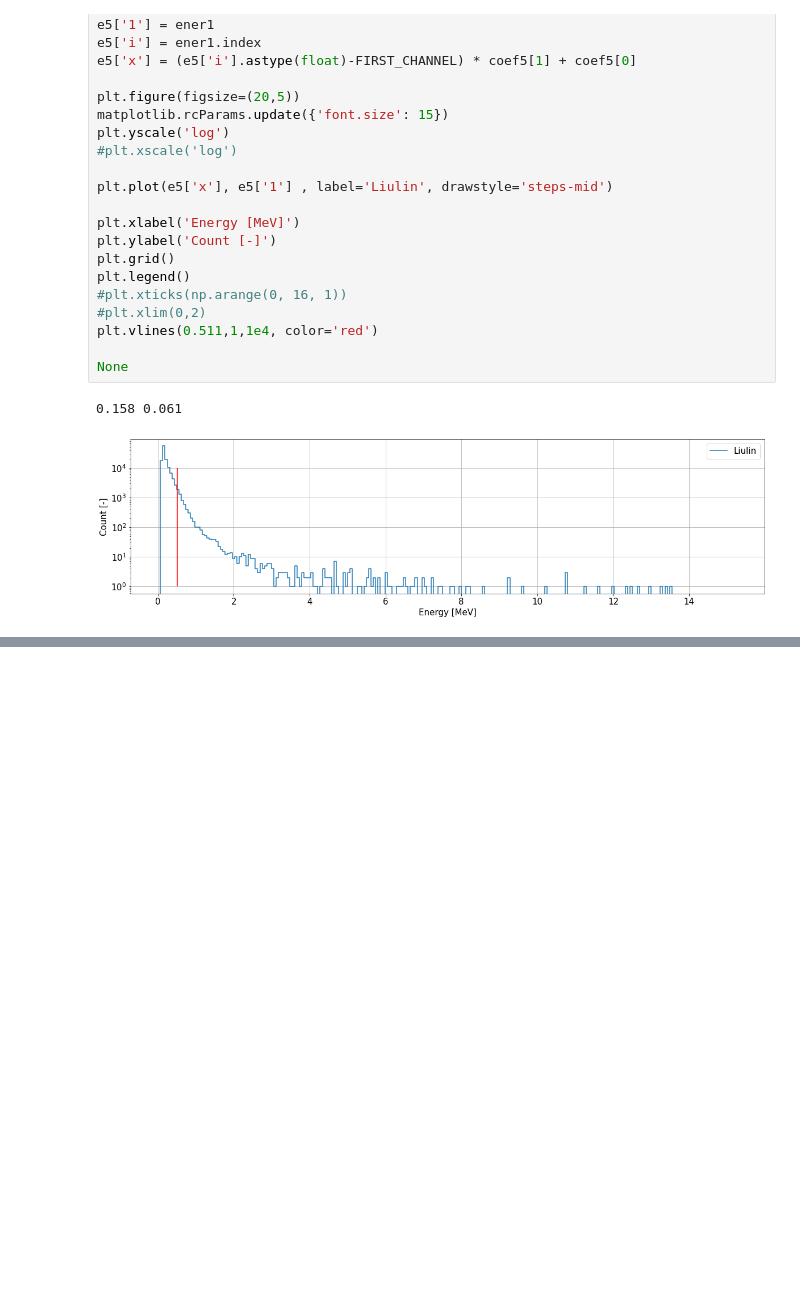
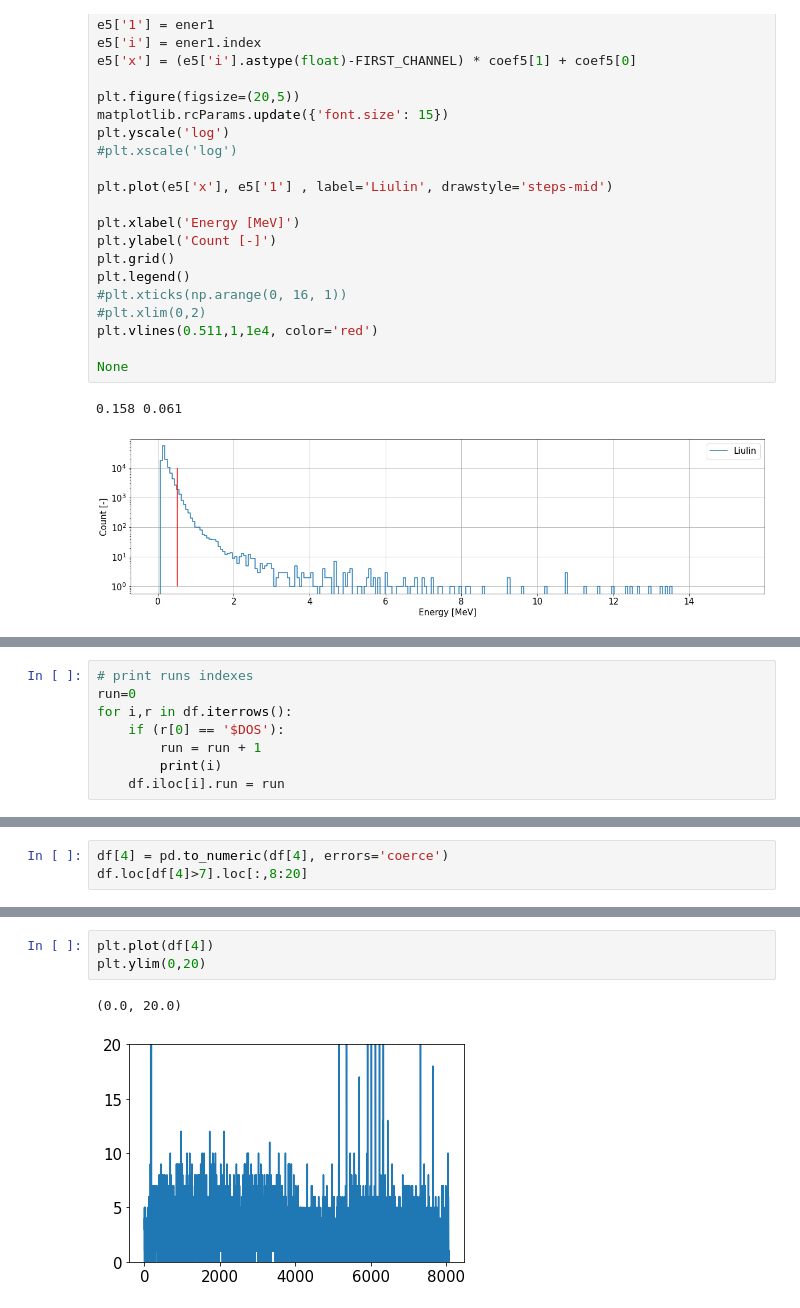
Before and after one commit to UniversalScientificTechnologies/LABDOS01, a Jupyter notebook: notebooks/data-parser.ipynb, the cells around one changed output, grey strips where cells are left out. Saved outputs shown, nothing was run; the diff lists cells and outputs as text; blank space fills up the shorter version.

```diff
--- a/notebooks/data-parser.ipynb
+++ b/notebooks/data-parser.ipynb
@@ -469,0 +488,8 @@ e5
+# %%
+# print runs indexes
+run=0
+for i,r in df.iterrows():
+    if (r[0] == '$DOS'):
+        run = run + 1
+        print(i)
+    df.iloc[i].run = run
@@ -469,0 +509,3 @@ e5
+# %%
+df[4] = pd.to_numeric(df[4], errors='coerce')
+df.loc[df[4]>7].loc[:,8:20]
@@ -469,0 +526,6 @@ e5
+# %%
+plt.plot(df[4])
+plt.ylim(0,20)
+# %% [output]
+(0.0, 20.0)
+[figure, added]
```
Also changed, not shown: parts of 18 cells of this notebook.
